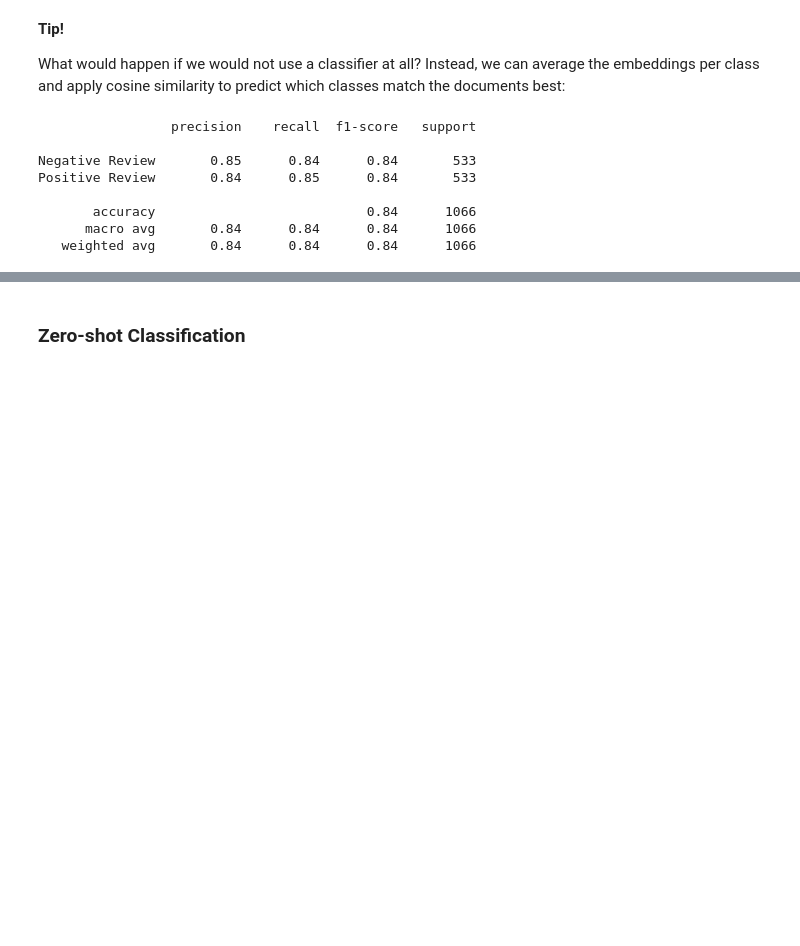
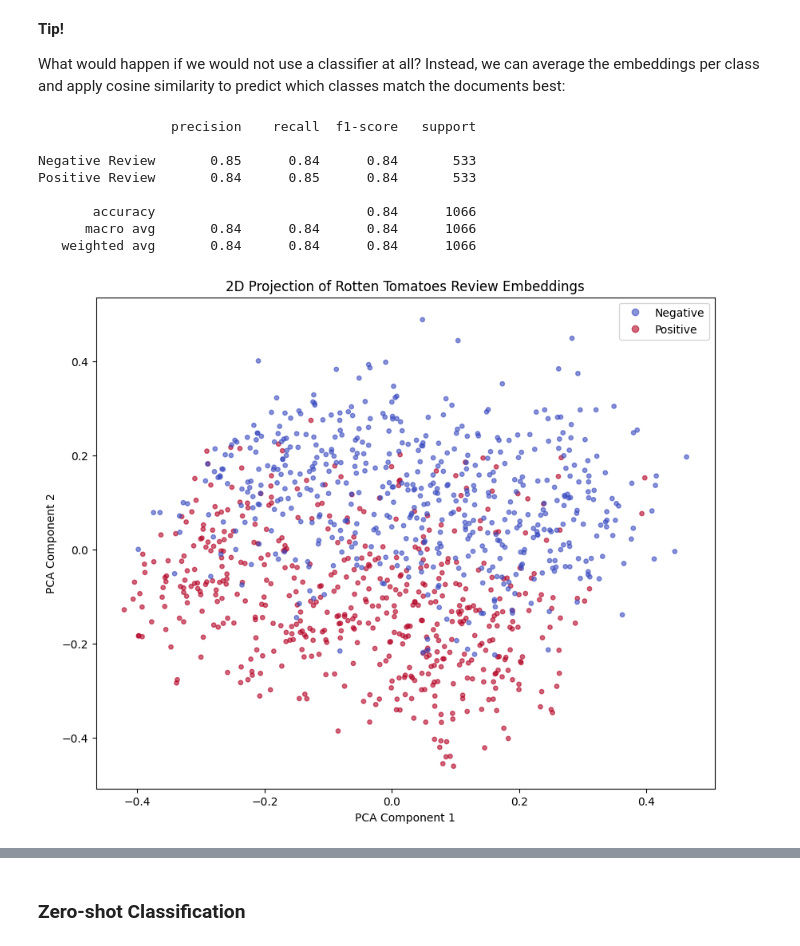
Before and after one commit to abdelrahmanali15/Hands-On-Large-Language-Models, a Jupyter notebook: chapter04/Chapter 4 - Text Classification.ipynb, the cells around one changed output, grey strips where cells are left out. Cells and saved outputs as stored; diff of their text form; code cells hidden in the pictures; blank space fills up the shorter version.

```diff
--- a/chapter04/Chapter 4 - Text Classification.ipynb
+++ b/chapter04/Chapter 4 - Text Classification.ipynb
@@ -247,3 +354,24 @@ Positive Review       0.84      0.85      0.84       533
        accuracy                           0.84      1066
       macro avg       0.84      0.84      0.84      1066
    weighted avg       0.84      0.84      0.84      1066
+# %%
+import matplotlib.pyplot as plt
+from sklearn.decomposition import PCA
+# or from sklearn.manifold import TSNE
+
+# Compress the test embeddings down to 2 dimensions
+pca = PCA(n_components=2, random_state=42)
+embeddings_2d = pca.fit_transform(test_embeddings)
+
+# Plot the 2D points, coloring them by their actual label
+plt.figure(figsize=(10, 8))
+scatter = plt.scatter(embeddings_2d[:, 0], embeddings_2d[:, 1],
+                      c=data["test"]["label"], cmap='coolwarm', alpha=0.6, s=15)
+
+plt.legend(handles=scatter.legend_elements()[0], labels=["Negative", "Positive"])
+plt.title("2D Projection of Rotten Tomatoes Review Embeddings")
+plt.xlabel("PCA Component 1")
+plt.ylabel("PCA Component 2")
+plt.show()
+# %% [output]
+[figure, added]
```
Also changed, not shown: parts of 13 cells of this notebook.
